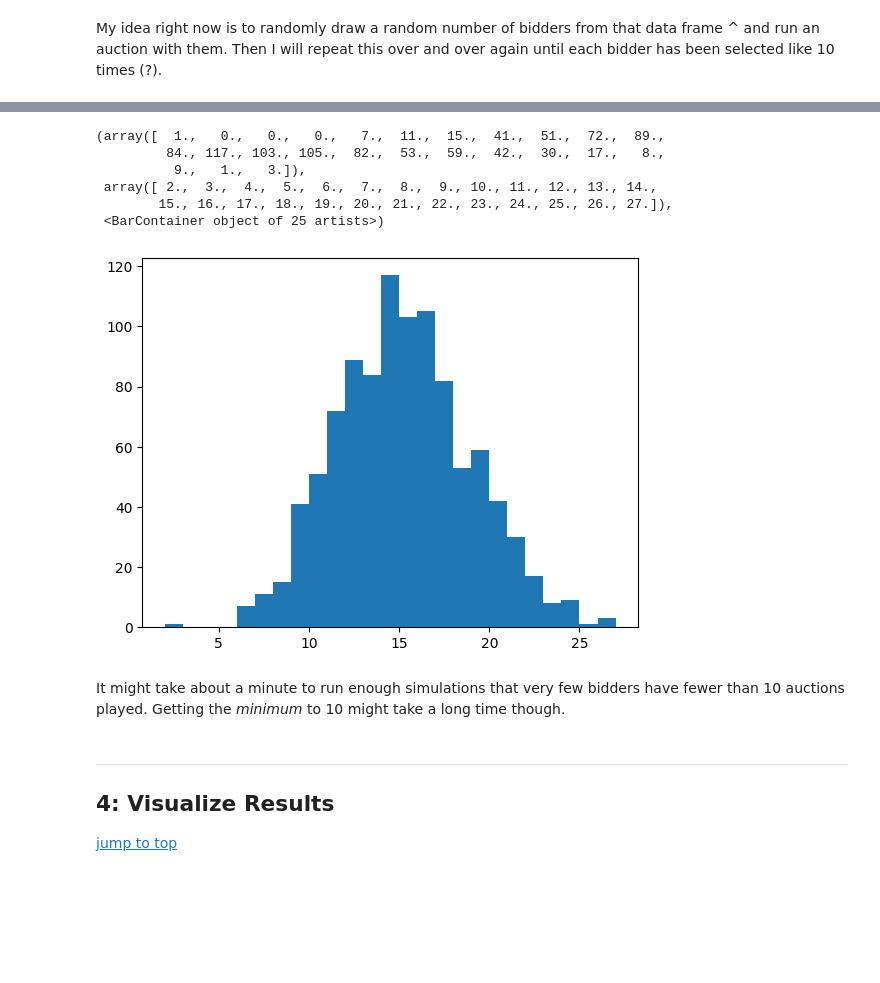
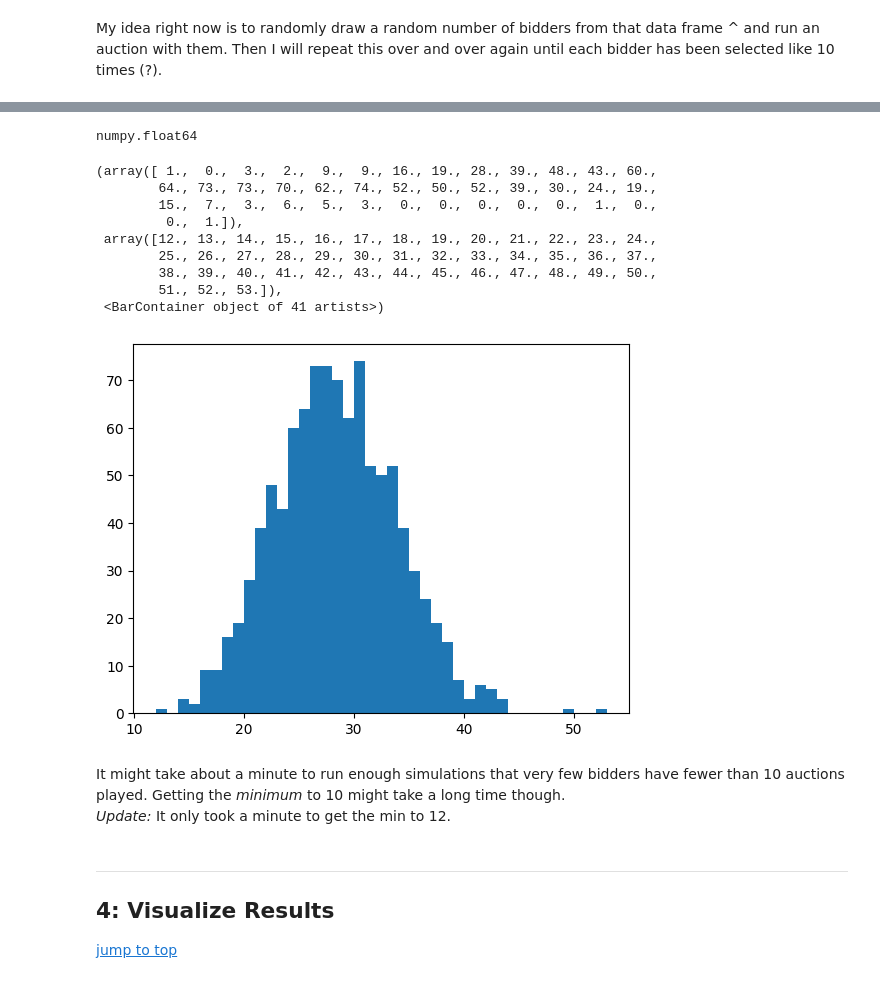
Before and after one commit to cbwright11/second-price-auction, a Jupyter notebook: Experiments.ipynb, the cells around one changed output, grey strips where cells are left out. Saved outputs shown, nothing was run; the diff lists cells and outputs as text; code cells hidden in the pictures; blank space fills up the shorter version.

Commit message:
made a few visualizations

```diff
--- a/Experiments.ipynb
+++ b/Experiments.ipynb
@@ -197,17 +197,28 @@ df_bidders[["num_auctions_played"]].describe()
+# %%
+type(df_bidders[["num_auctions_played"]].describe().loc["min", "num_auctions_played"])
+# %% [output]
+numpy.float64
 # %%
 # look at the full distribution of num_auctions_played
 
-plt.hist(df_bidders.num_auctions_played, bins=25)
+min_ = df_bidders[["num_auctions_played"]].describe().loc["min", "num_auctions_played"]
+max_ = df_bidders[["num_auctions_played"]].describe().loc["max", "num_auctions_played"]
+
+plt.hist(df_bidders.num_auctions_played, bins=int(max_-min_))
 # %% [output]
-(array([  1.,   0.,   0.,   0.,   7.,  11.,  15.,  41.,  51.,  72.,  89.,
-         84., 117., 103., 105.,  82.,  53.,  59.,  42.,  30.,  17.,   8.,
-          9.,   1.,   3.]),
- array([ 2.,  3.,  4.,  5.,  6.,  7.,  8.,  9., 10., 11., 12., 13., 14.,
-        15., 16., 17., 18., 19., 20., 21., 22., 23., 24., 25., 26., 27.]),
- <BarContainer object of 25 artists>)
+(array([ 1.,  0.,  3.,  2.,  9.,  9., 16., 19., 28., 39., 48., 43., 60.,
+        64., 73., 73., 70., 62., 74., 52., 50., 52., 39., 30., 24., 19.,
+        15.,  7.,  3.,  6.,  5.,  3.,  0.,  0.,  0.,  0.,  0.,  1.,  0.,
+         0.,  1.]),
+ array([12., 13., 14., 15., 16., 17., 18., 19., 20., 21., 22., 23., 24.,
+        25., 26., 27., 28., 29., 30., 31., 32., 33., 34., 35., 36., 37.,
+        38., 39., 40., 41., 42., 43., 44., 45., 46., 47., 48., 49., 50.,
+        51., 52., 53.]),
+ <BarContainer object of 41 artists>)
-[figure, old version]
+[figure, new version]
 # %% [markdown]
-It might take about a minute to run enough simulations that very few bidders have fewer than 10 auctions played. Getting the *minimum* to 10 might take a long time though.
+It might take about a minute to run enough simulations that very few bidders have fewer than 10 auctions played. Getting the *minimum* to 10 might take a long time though. <br>
+*Update:* It only took a minute to get the min to 12.
 # %% [markdown]
 ---
 ## 4: Visualize Results <a id='visualize'></a>
```
Also changed, not shown: parts of 9 cells of this notebook.
